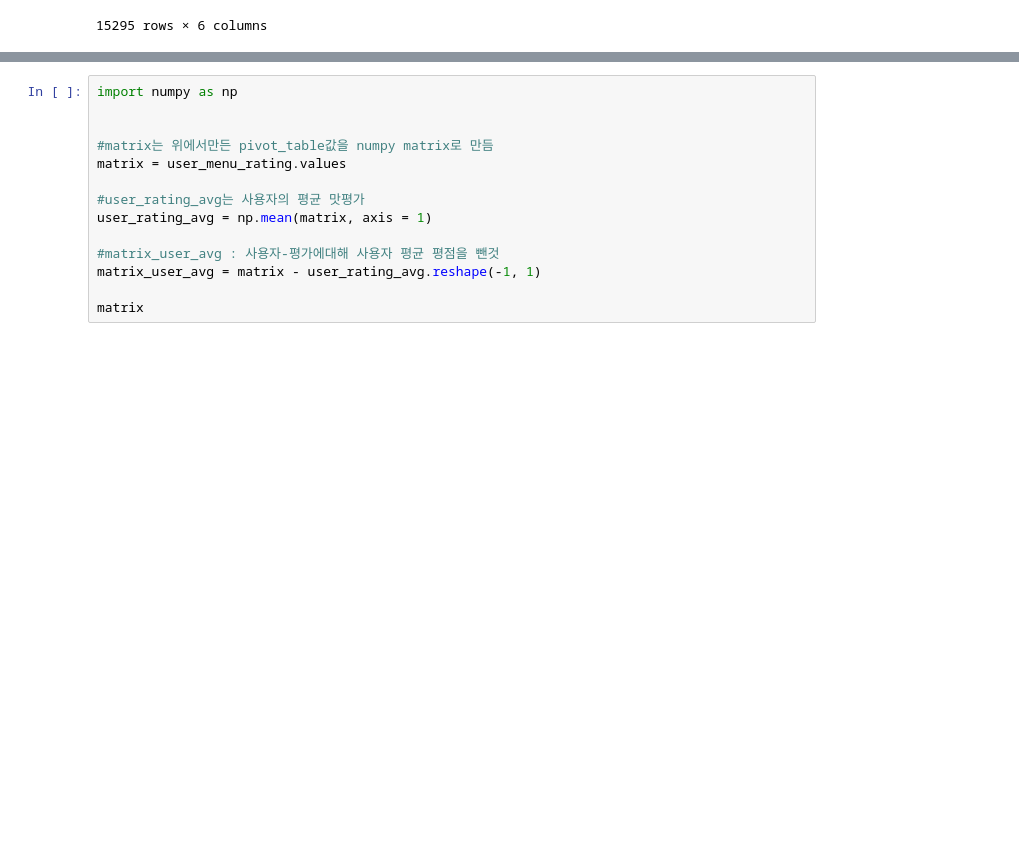
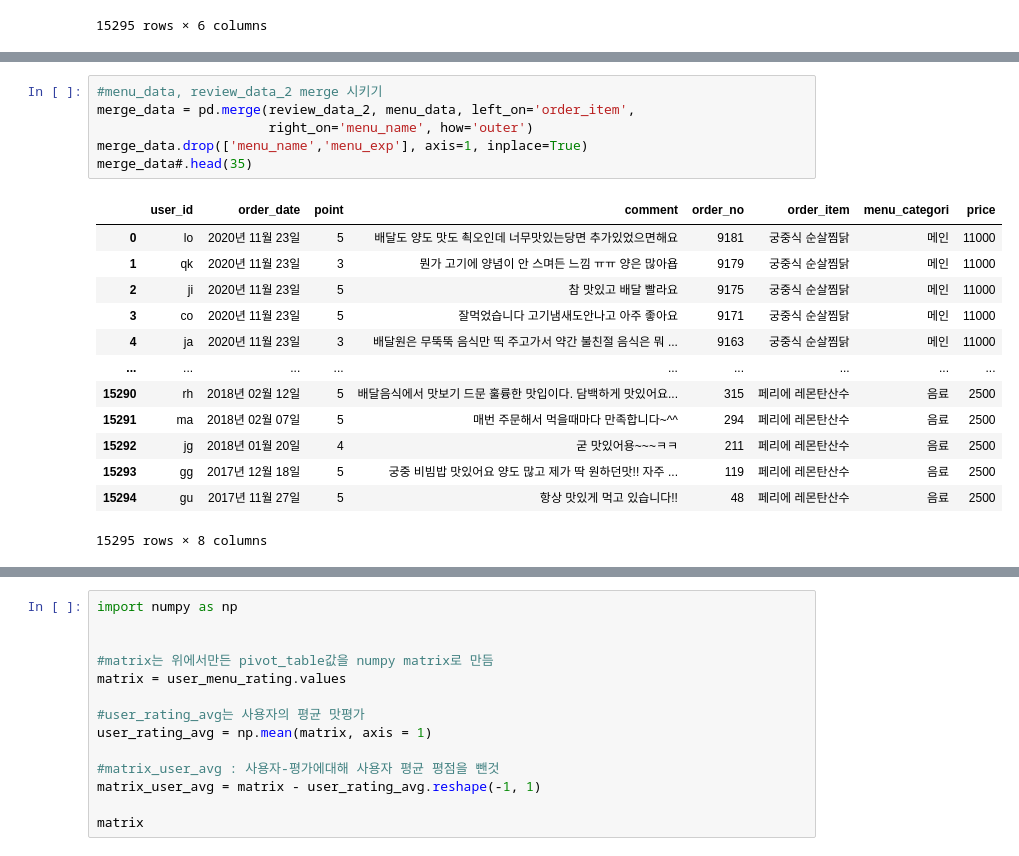
Before and after one commit to lee-dk/Final_Project, a Jupyter notebook: yogiyo/yogiyo.ipynb, the cells around one changed output, grey strips where cells are left out. Saved outputs shown, nothing was run; the diff lists cells and outputs as text; blank space fills up the shorter version.

```diff
--- a/yogiyo/yogiyo.ipynb
+++ b/yogiyo/yogiyo.ipynb
@@ -228,2 +256,22 @@ review_data_2#.head(5)
+# %%
+#menu_data, review_data_2 merge 시키기
+merge_data = pd.merge(review_data_2, menu_data, left_on='order_item',
+                      right_on='menu_name', how='outer')
+merge_data.drop(['menu_name','menu_exp'], axis=1, inplace=True)
+merge_data#.head(35)
+# %% [output]
+|  | user_id | order_date | point | comment | order_no | order_item | menu_categori | price |
+| 0 | lo | 2020년 11월 23일 | 5 | 배달도 양도 맛도 쵝오인데 너무맛있는당면 추가있었으면해요 | 9181 | 궁중식 순살찜닭 | 메인 | 11000 |
+| 1 | qk | 2020년 11월 23일 | 3 | 뭔가 고기에 양념이 안 스며든 느낌 ㅠㅠ 양은 많아욥 | 9179 | 궁중식 순살찜닭 | 메인 | 11000 |
+| 2 | ji | 2020년 11월 23일 | 5 | 참 맛있고 배달 빨라요 | 9175 | 궁중식 순살찜닭 | 메인 | 11000 |
+| 3 | co | 2020년 11월 23일 | 5 | 잘먹었습니다 고기냄새도안나고 아주 좋아요 | 9171 | 궁중식 순살찜닭 | 메인 | 11000 |
+| 4 | ja | 2020년 11월 23일 | 3 | 배달원은 무뚝뚝 음식만 띡 주고가서 약간 불친절 음식은 뭐 ... | 9163 | 궁중식 순살찜닭 | 메인 | 11000 |
+| ... | ... | ... | ... | ... | ... | ... | ... | ... |
+| 15290 | rh | 2018년 02월 12일 | 5 | 배달음식에서 맛보기 드문 훌륭한 맛입이다. 담백하게 맛있어요... | 315 | 페리에 레몬탄산수 | 음료 | 2500 |
+| 15291 | ma | 2018년 02월 07일 | 5 | 매번 주문해서 먹을때마다 만족합니다~^^ | 294 | 페리에 레몬탄산수 | 음료 | 2500 |
+| 15292 | jg | 2018년 01월 20일 | 4 | 굳 맛있어용~~~ㅋㅋ | 211 | 페리에 레몬탄산수 | 음료 | 2500 |
+| 15293 | gg | 2017년 12월 18일 | 5 | 궁중 비빔밥 맛있어요 양도 많고 제가 딱 원하던맛!! 자주 ... | 119 | 페리에 레몬탄산수 | 음료 | 2500 |
+| 15294 | gu | 2017년 11월 27일 | 5 | 항상 맛있게 먹고 있습니다!! | 48 | 페리에 레몬탄산수 | 음료 | 2500 |
+15295 rows × 8 columns
 # %%
 #사용자별 각 메뉴에대한 맛평가 데이터 만들기
```
Also changed, not shown: parts of 6 cells of this notebook.
